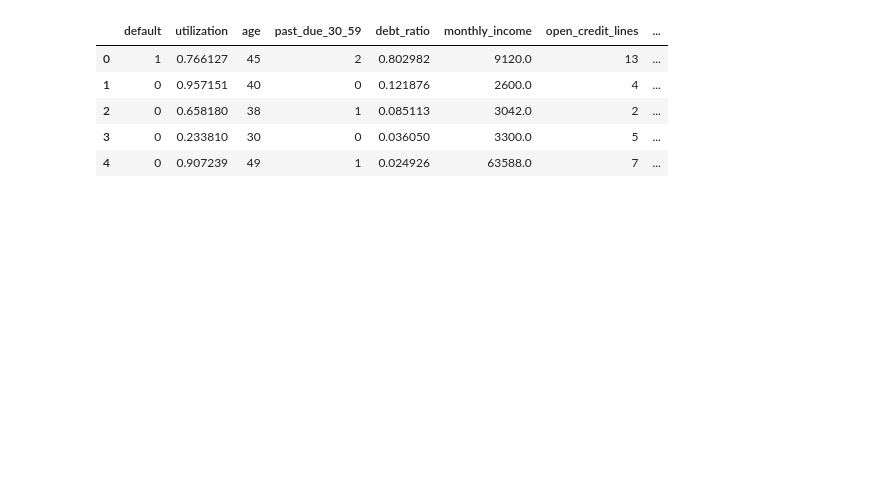
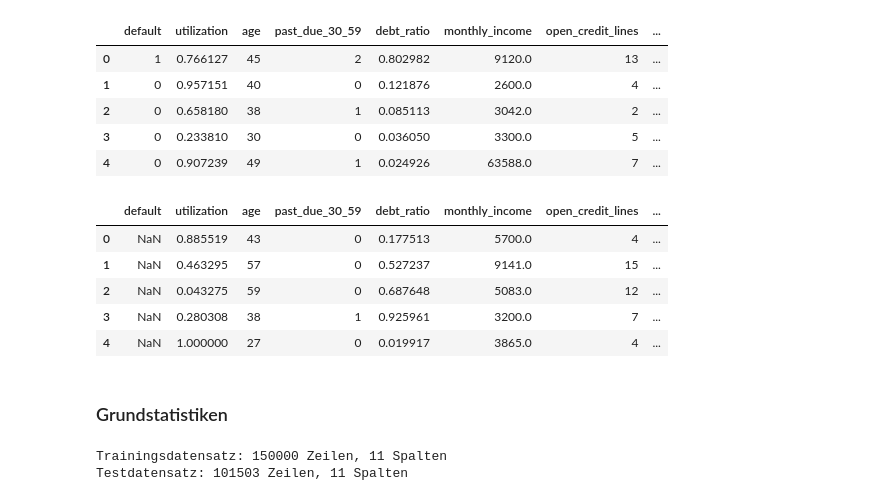
Before and after one commit to andreasbuananda/credit-scoring-pd-model, a Jupyter notebook: notebook/01_EDA.ipynb, the cells around one changed output. Saved outputs shown, nothing was run; the diff lists cells and outputs as text; code cells hidden in the pictures; blank space fills up the shorter version.

```diff
--- a/notebook/01_EDA.ipynb
+++ b/notebook/01_EDA.ipynb
@@ -11,6 +11,7 @@ import numpy as np
 ## Datensatz
 # %%
 df_train = pd.read_csv('/Users/adhyutabuananda/Library/Mobile Documents/com~apple~CloudDocs/BUZZMEKK/Productivity/Project/credit-scoring-pd-model/dataset/raw/GiveMeSomeCredit-training.csv')
+df_test = pd.read_csv('/Users/adhyutabuananda/Library/Mobile Documents/com~apple~CloudDocs/BUZZMEKK/Productivity/Project/credit-scoring-pd-model/dataset/raw/GiveMeSomeCredit-testing.csv')
 # %%
 df_train.head()
 # %% [output]
@@ -23,5 +35,6 @@ df_train.head()
 # %%
 df_train.drop('Unnamed: 0', axis=1, inplace=True)
+df_test.drop('Unnamed: 0', axis=1, inplace=True)
 # %%
 col_rename = {
     'SeriousDlqin2yrs':                         'default',
@@ -37,6 +50,7 @@ col_rename = {
     'NumberOfDependents':                        'num_dependents'
 }
 df_train.rename(columns=col_rename, inplace=True)
+df_test.rename(columns=col_rename, inplace=True)
 # %%
 df_train.head()
 # %% [output]
@@ -46,3 +60,20 @@ df_train.head()
 | 2 | 0 | 0.658180 | 38 | 1 | 0.085113 | 3042.0 | 2 | ... |
 | 3 | 0 | 0.233810 | 30 | 0 | 0.036050 | 3300.0 | 5 | ... |
 | 4 | 0 | 0.907239 | 49 | 1 | 0.024926 | 63588.0 | 7 | ... |
+# %%
+df_test.head()
+# %% [output]
+|  | default | utilization | age | past_due_30_59 | debt_ratio | monthly_income | open_credit_lines | ... |
+| 0 | NaN | 0.885519 | 43 | 0 | 0.177513 | 5700.0 | 4 | ... |
+| 1 | NaN | 0.463295 | 57 | 0 | 0.527237 | 9141.0 | 15 | ... |
+| 2 | NaN | 0.043275 | 59 | 0 | 0.687648 | 5083.0 | 12 | ... |
+| 3 | NaN | 0.280308 | 38 | 1 | 0.925961 | 3200.0 | 7 | ... |
+| 4 | NaN | 1.000000 | 27 | 0 | 0.019917 | 3865.0 | 4 | ... |
+# %% [markdown]
+### Grundstatistiken
+# %%
+print(f"Trainingsdatensatz: {df_train.shape[0]} Zeilen, {df_train.shape[1]} Spalten")
+print(f"Testdatensatz: {df_test.shape[0]} Zeilen, {df_test.shape[1]} Spalten")
+# %% [output]
+Trainingsdatensatz: 150000 Zeilen, 11 Spalten
+Testdatensatz: 101503 Zeilen, 11 Spalten
```
Also changed, not shown: parts of 6 cells of this notebook, 1 other file.
